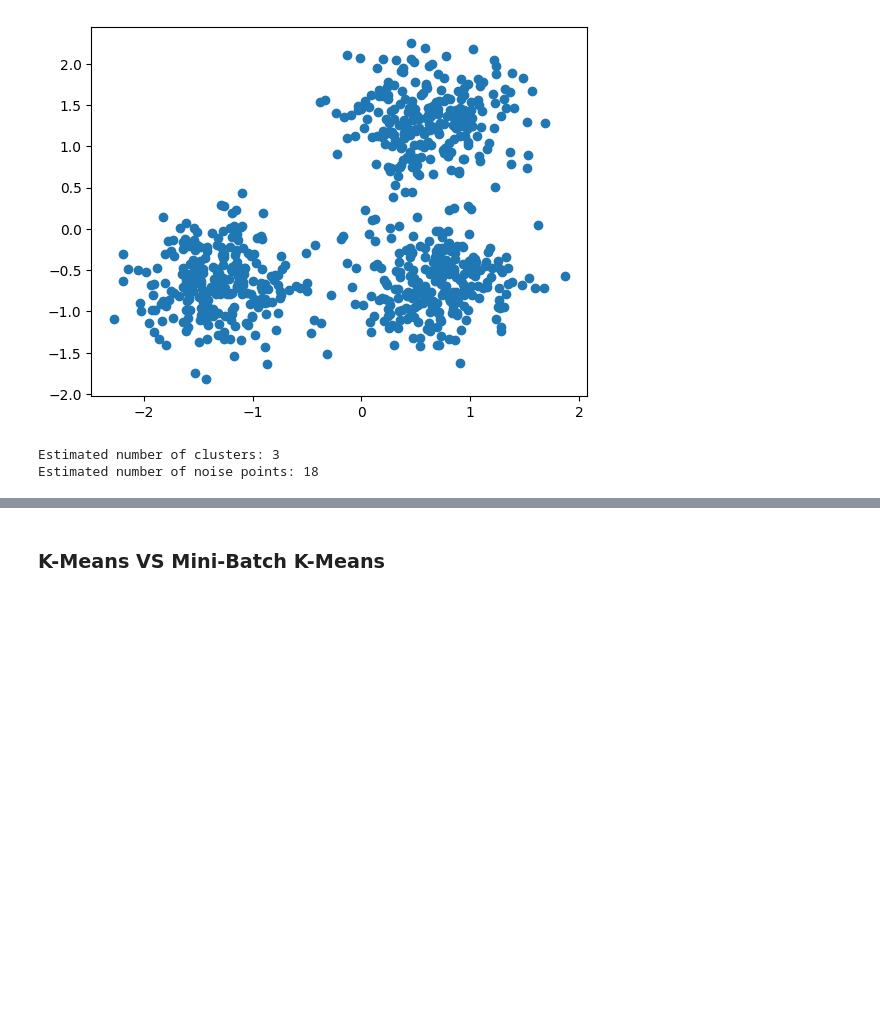
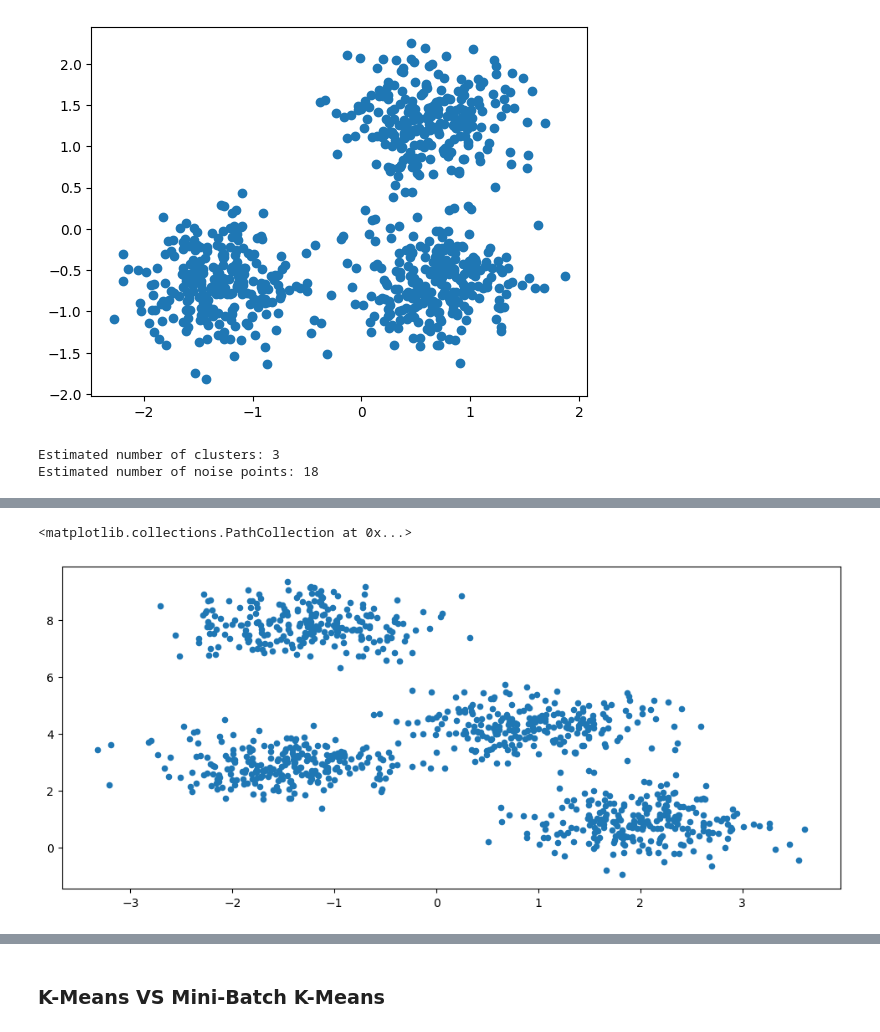
Before and after one commit to lab-kcks/modul-kecerdasan-buatan, a Jupyter notebook: Modul_5/Modul_5_Unsupervised_Learning.ipynb, the cells around one changed output, grey strips where cells are left out. Cells and saved outputs as stored; diff of their text form; code cells hidden in the pictures; blank space fills up the shorter version.

```diff
--- a/Modul_5/Modul_5_Unsupervised_Learning.ipynb
+++ b/Modul_5/Modul_5_Unsupervised_Learning.ipynb
@@ -162,0 +292,5 @@ Estimated number of noise points: 18
+# %%
+# Generate synthetic data for demonstration purposes
+# X -> data
+# y -> label
+X, y = make_blobs(n_samples=1000, centers=4, cluster_std=0.60, random_state=0)
@@ -162,0 +312,6 @@ Estimated number of noise points: 18
+# %%
+plt.figure(figsize=(12, 5))
+plt.scatter(X[:, 0], X[:, 1], s=20)
+# %% [output]
+<matplotlib.collections.PathCollection at 0x...>
+[figure, added]
```
Also changed, not shown: parts of 24 cells of this notebook.
